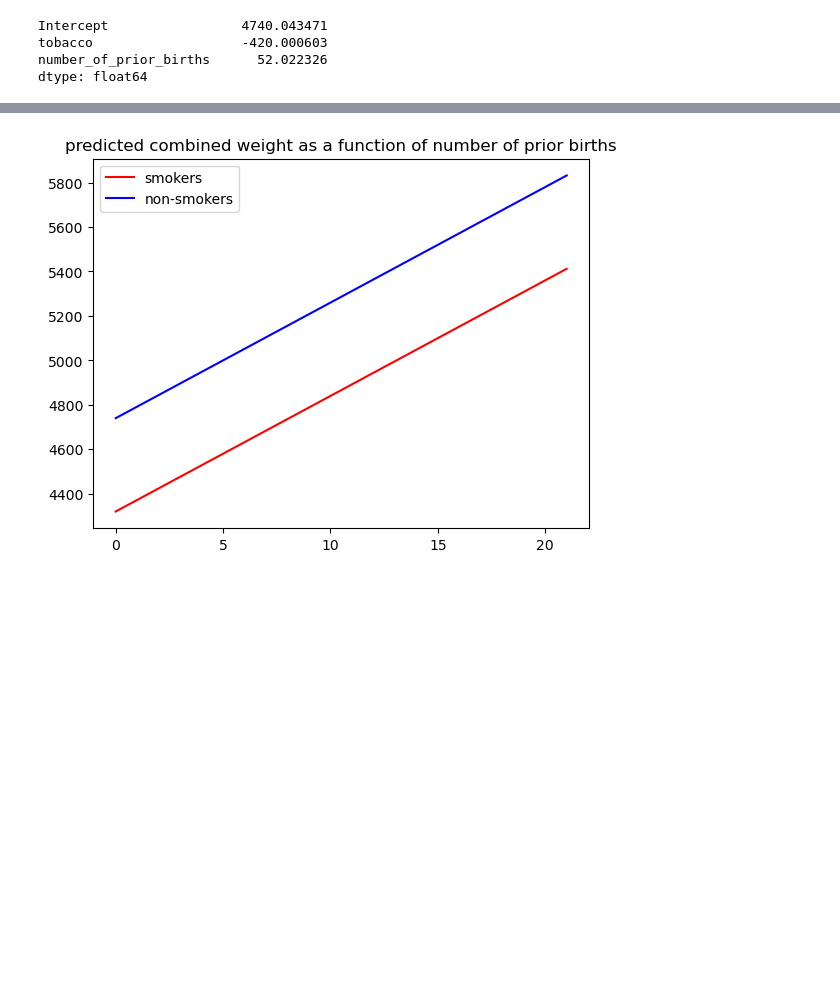
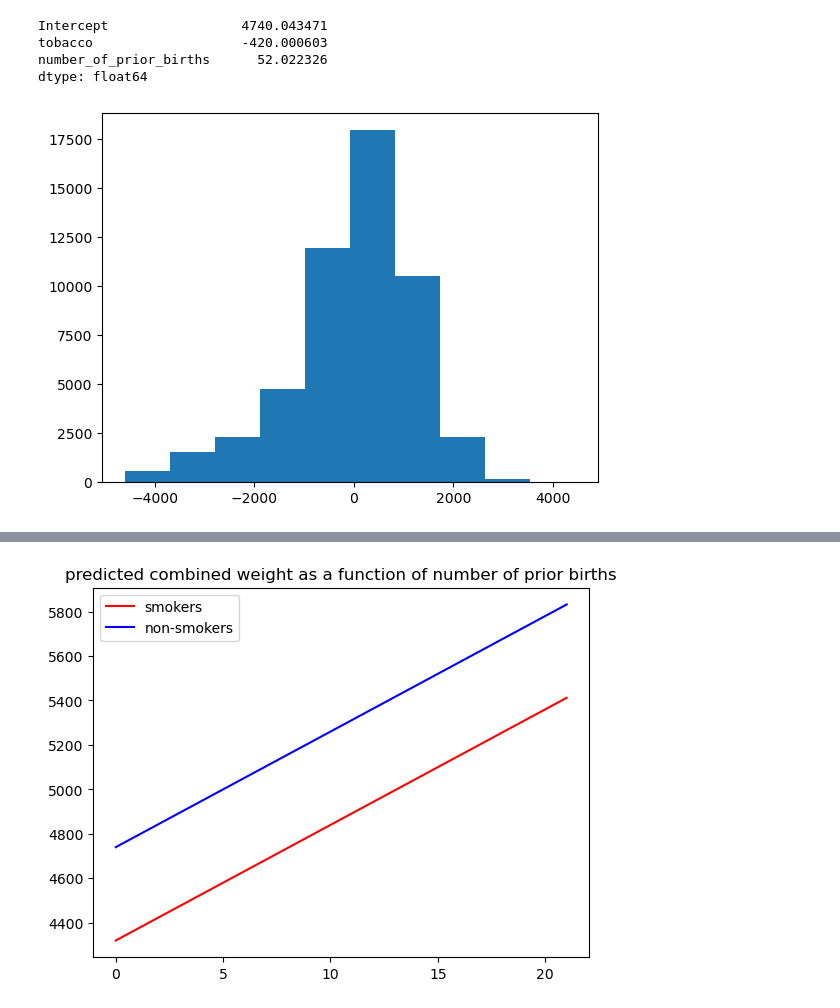
Before and after one commit to project-palooza/causal_inference, a Jupyter notebook: notebooks/interactions2.ipynb, the cells around one changed output, grey strips where cells are left out. Cells and saved outputs as stored; diff of their text form; code cells hidden in the pictures; blank space fills up the shorter version.

```diff
--- a/notebooks/interactions2.ipynb
+++ b/notebooks/interactions2.ipynb
@@ -115,3 +115,10 @@ Intercept                 4740.043471
 tobacco                   -420.000603
 number_of_prior_births      52.022326
 dtype: float64
+# %%
+# predicted - actual = residual
+plt.figure()
+plt.hist(result.resid)
+plt.show()
+# %% [output]
+[figure, added]
```
Also changed, not shown: parts of 4 cells of this notebook, 2 other files.
